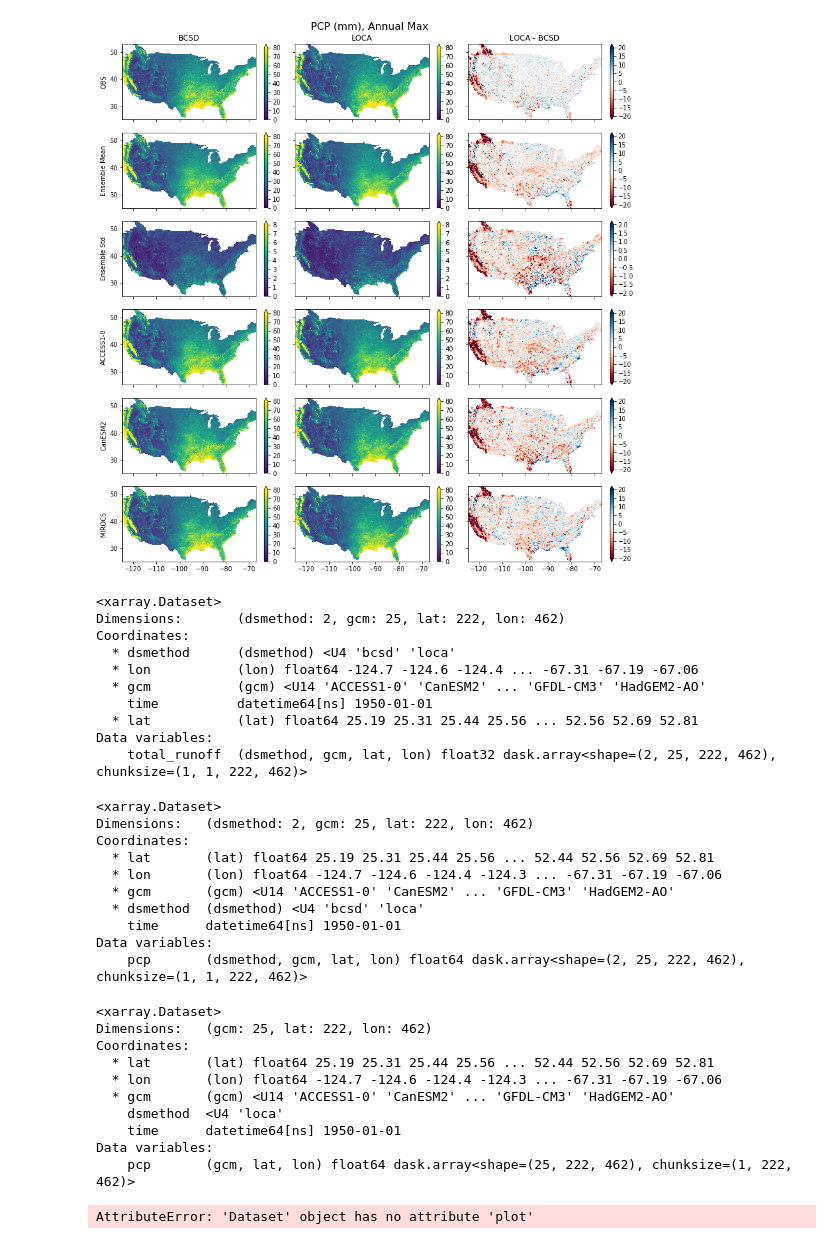
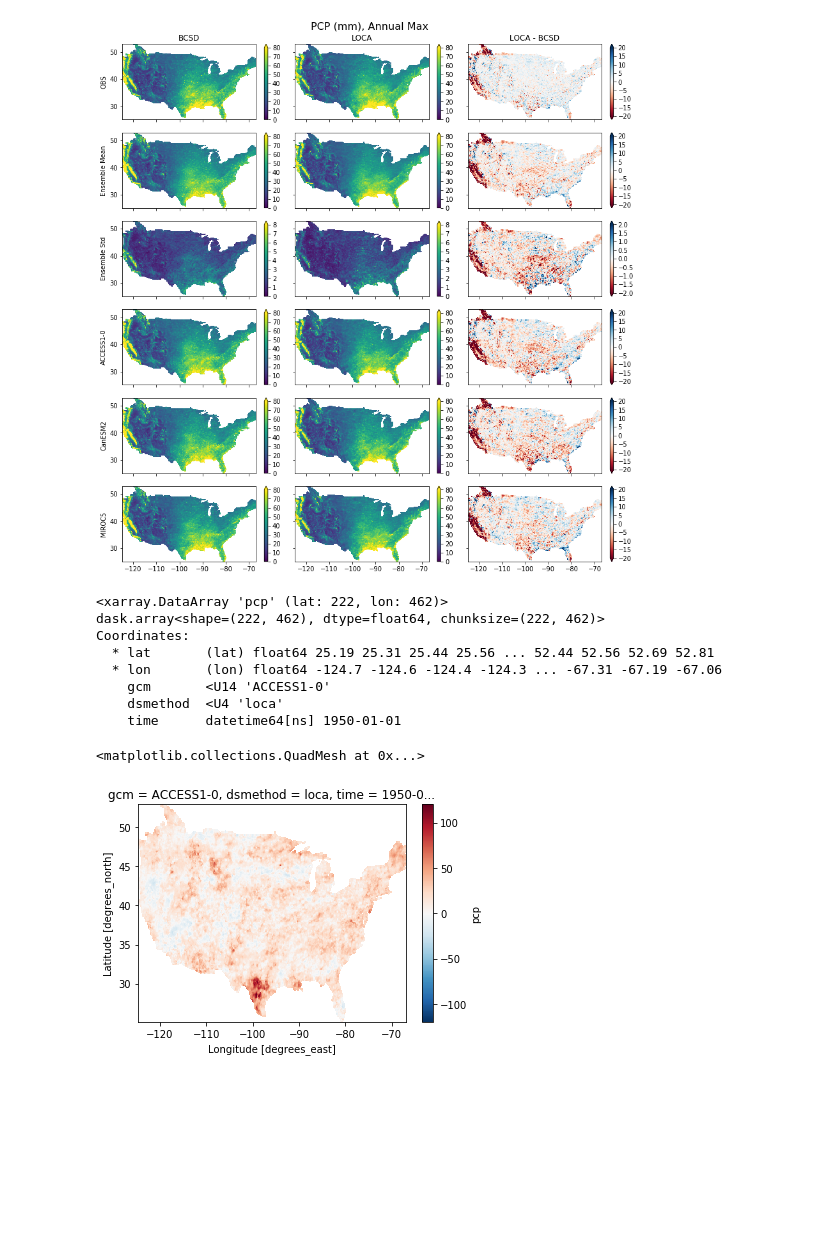
Before and after one commit to nmizukami/LOCA_Downscaling_Analysis, a Jupyter notebook: notebooks/analysis_daily_historic_max_jav.ipynb, the cells around one changed output. Saved outputs shown, nothing was run; the diff lists cells and outputs as text; code cells hidden in the pictures; blank space fills up the shorter version.

Commit message:
fix glitch in plotting (though a work around until I figure out the syntax

```diff
--- a/notebooks/analysis_daily_historic_max_jav.ipynb
+++ b/notebooks/analysis_daily_historic_max_jav.ipynb
@@ -321,58 +324,38 @@ for var in met_vars:
 
 ds_dict2 = get_data(var1)
 pct = 'True'
-da = calc_change(ds_dict2['hist'][var3], ds_dict2[rcp][var3], pct=pct)  #note, utility fxn (his, fut), but Joes fxn in precip extreme
+
+#TODO: not sure why I can't just put var3 into 'pcp' or 'total_runoff' spot -
+# but substitution doesn't work (assigns "Data variables" when I do, which doesn't fit the right thing to plot
+
+if var3 == 'pcp':
+    da = calc_change(ds_dict2['hist']['pcp'], ds_dict2[rcp]['pcp'], pct=pct)  #note, utility fxn (his, fut), but Joes fxn in precip extreme
+if var3 == 'total_runoff':
+     da = calc_change(ds_dict2['hist']['total_runoff'], ds_dict2[rcp]['total_runoff'], pct=pct)  #note, utility fxn (his, fut), but Joes fxn in precip extreme
+
 # p = plot_grid(da, cmap=cmocean.cm.diff_r, title='% Change in Annual Maximum Precipitation (2080s-1980s)', cbar_label='% Change')
-# %%
-display(da)
-# %% [output]
-<xarray.Dataset>
-Dimensions:       (dsmethod: 2, gcm: 25, lat: 222, lon: 462)
-Coordinates:
-  * dsmethod      (dsmethod) <U4 'bcsd' 'loca'
-  * lon           (lon) float64 -124.7 -124.6 -124.4 ... -67.31 -67.19 -67.06
-  * gcm           (gcm) <U14 'ACCESS1-0' 'CanESM2' ... 'GFDL-CM3' 'HadGEM2-AO'
-    time          datetime64[ns] 1950-01-01
-  * lat           (lat) float64 25.19 25.31 25.44 25.56 ... 52.56 52.69 52.81
-Data variables:
-    total_runoff  (dsmethod, gcm, lat, lon) float32 dask.array<shape=(2, 25, 222, 462), chunksize=(1, 1, 222, 462)>
-# %%
-display(da)
-# %% [output]
-<xarray.Dataset>
-Dimensions:   (dsmethod: 2, gcm: 25, lat: 222, lon: 462)
-Coordinates:
-  * lat       (lat) float64 25.19 25.31 25.44 25.56 ... 52.44 52.56 52.69 52.81
-  * lon       (lon) float64 -124.7 -124.6 -124.4 -124.3 ... -67.31 -67.19 -67.06
-  * gcm       (gcm) <U14 'ACCESS1-0' 'CanESM2' ... 'GFDL-CM3' 'HadGEM2-AO'
-  * dsmethod  (dsmethod) <U4 'bcsd' 'loca'
-    time      datetime64[ns] 1950-01-01
-Data variables:
-    pcp       (dsmethod, gcm, lat, lon) float64 dask.array<shape=(2, 25, 222, 462), chunksize=(1, 1, 222, 462)>
 # %%
 # display (ds_dict)
 # display (da.sel(dsmethod='bcsd'))
 
 da_ens_means = {"bcsd": da.sel(dsmethod='bcsd').mean('gcm'),
                "loca": da.sel(dsmethod='loca').mean('gcm')}
 da_ens_stds = {"bcsd": da.sel(dsmethod='bcsd').std('gcm'),
                "loca": da.sel(dsmethod='loca').std('gcm')}
-da_indiv = {"bcsd": da.sel(dsmethod='bcsd'),
-               "loca": da.sel(dsmethod='loca')}
-display (da_indiv['loca'])
+da_indiv = {"bcsd": da.sel(dsmethod='bcsd'), "loca": da.sel(dsmethod='loca')}
+display (da_indiv['loca'].sel(gcm='ACCESS1-0'))
 da_indiv['loca'].sel(gcm='ACCESS1-0').plot()
 # %% [output]
-<xarray.Dataset>
-Dimensions:   (gcm: 25, lat: 222, lon: 462)
+<xarray.DataArray 'pcp' (lat: 222, lon: 462)>
+dask.array<shape=(222, 462), dtype=float64, chunksize=(222, 462)>
 Coordinates:
   * lat       (lat) float64 25.19 25.31 25.44 25.56 ... 52.44 52.56 52.69 52.81
   * lon       (lon) float64 -124.7 -124.6 -124.4 -124.3 ... -67.31 -67.19 -67.06
-  * gcm       (gcm) <U14 'ACCESS1-0' 'CanESM2' ... 'GFDL-CM3' 'HadGEM2-AO'
+    gcm       <U14 'ACCESS1-0'
     dsmethod  <U4 'loca'
     time      datetime64[ns] 1950-01-01
-Data variables:
-    pcp       (gcm, lat, lon) float64 dask.array<shape=(25, 222, 462), chunksize=(1, 222, 462)>
-AttributeError: 'Dataset' object has no attribute 'plot'
+<matplotlib.collections.QuadMesh at 0x...>
+[figure, added]
 # %%
 # models_ind_plot = ['ACCESS1-0', 'CanESM2', 'MIROC5', 'MRI-CGCM3', 'bcc-csm1-1', 'bcc-csm1-1-m', 'CCSM4',
 #           'CESM1-BGC', 'CMCC-CM', 'GISS-E2-R', 'HadGEM2-CC', 'HadGEM2-ES', 'inmcm4', 'IPSL-CM5A-MR',
```
Also changed, not shown: parts of 2 cells of this notebook.
